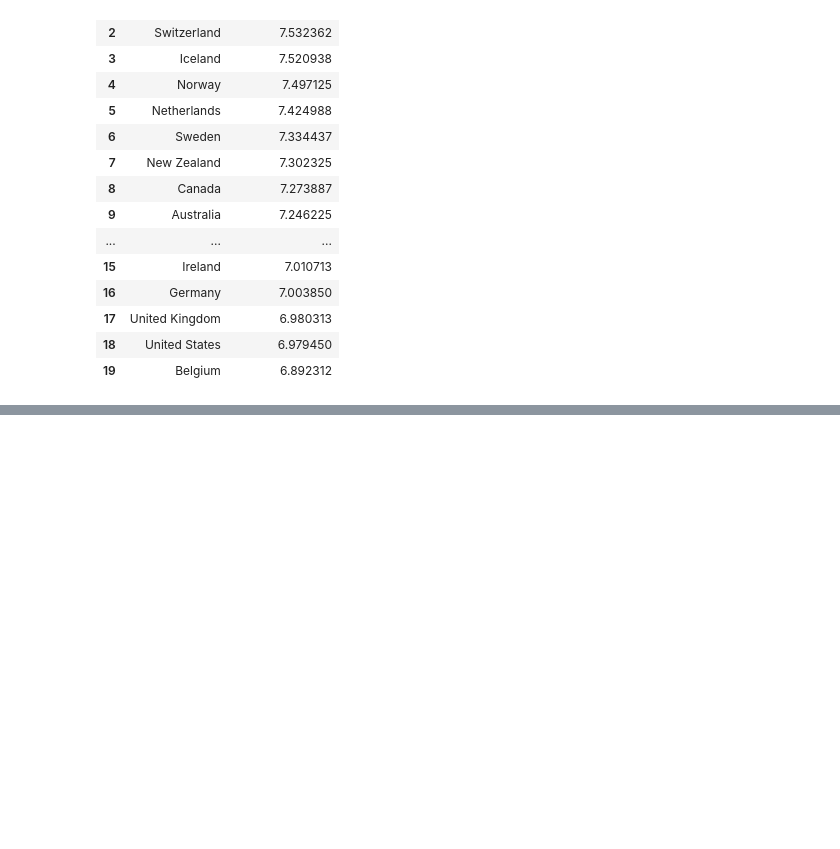
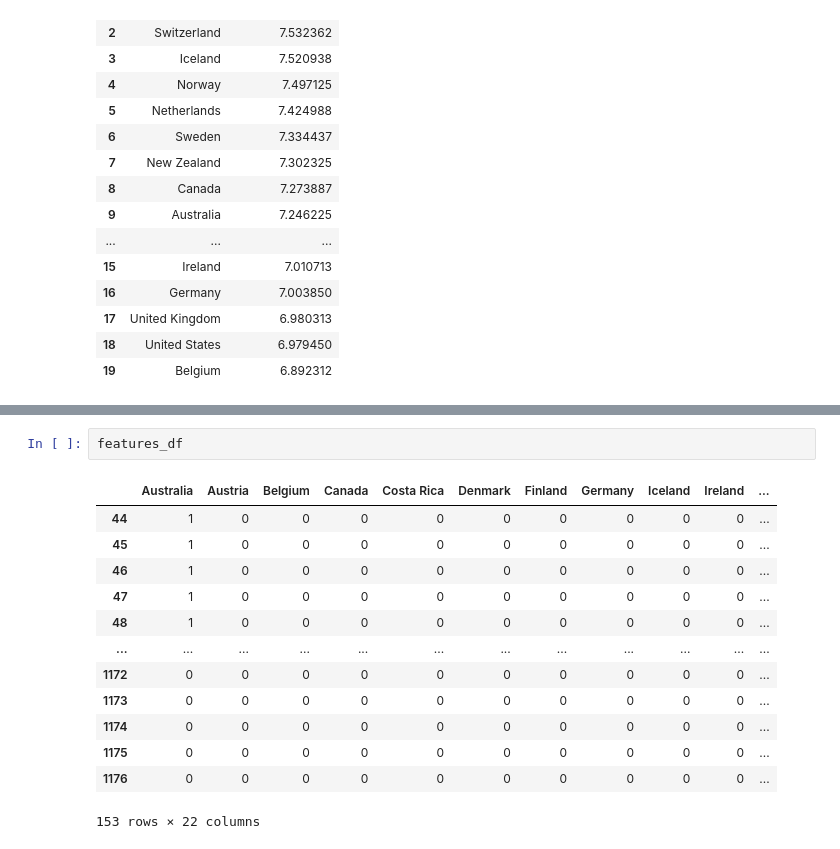
Before and after one commit to dileepadrd/project_2, a Jupyter notebook: Project2_Happyness_report.ipynb, the cells around one changed output, grey strips where cells are left out. Cells and saved outputs as stored; diff of their text form; blank space fills up the shorter version.

```diff
--- a/Project2_Happyness_report.ipynb
+++ b/Project2_Happyness_report.ipynb
@@ -849,0 +327,16 @@ ValueError: ignored
+# %%
+features_df
+# %% [output]
+|  | Australia | Austria | Belgium | Canada | Costa Rica | Denmark | Finland | Germany | Iceland | Ireland | ... |
+| 44 | 1 | 0 | 0 | 0 | 0 | 0 | 0 | 0 | 0 | 0 | ... |
+| 45 | 1 | 0 | 0 | 0 | 0 | 0 | 0 | 0 | 0 | 0 | ... |
+| 46 | 1 | 0 | 0 | 0 | 0 | 0 | 0 | 0 | 0 | 0 | ... |
+| 47 | 1 | 0 | 0 | 0 | 0 | 0 | 0 | 0 | 0 | 0 | ... |
+| 48 | 1 | 0 | 0 | 0 | 0 | 0 | 0 | 0 | 0 | 0 | ... |
+| ... | ... | ... | ... | ... | ... | ... | ... | ... | ... | ... | ... |
+| 1172 | 0 | 0 | 0 | 0 | 0 | 0 | 0 | 0 | 0 | 0 | ... |
+| 1173 | 0 | 0 | 0 | 0 | 0 | 0 | 0 | 0 | 0 | 0 | ... |
+| 1174 | 0 | 0 | 0 | 0 | 0 | 0 | 0 | 0 | 0 | 0 | ... |
+| 1175 | 0 | 0 | 0 | 0 | 0 | 0 | 0 | 0 | 0 | 0 | ... |
+| 1176 | 0 | 0 | 0 | 0 | 0 | 0 | 0 | 0 | 0 | 0 | ... |
+153 rows × 22 columns
```
Also changed, not shown: parts of 66 cells of this notebook, 1 other file.
